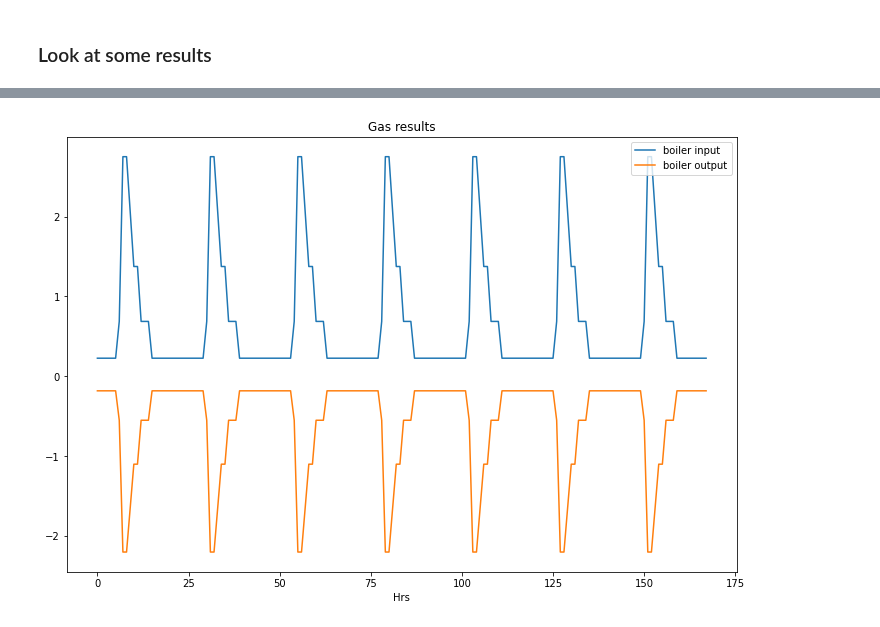
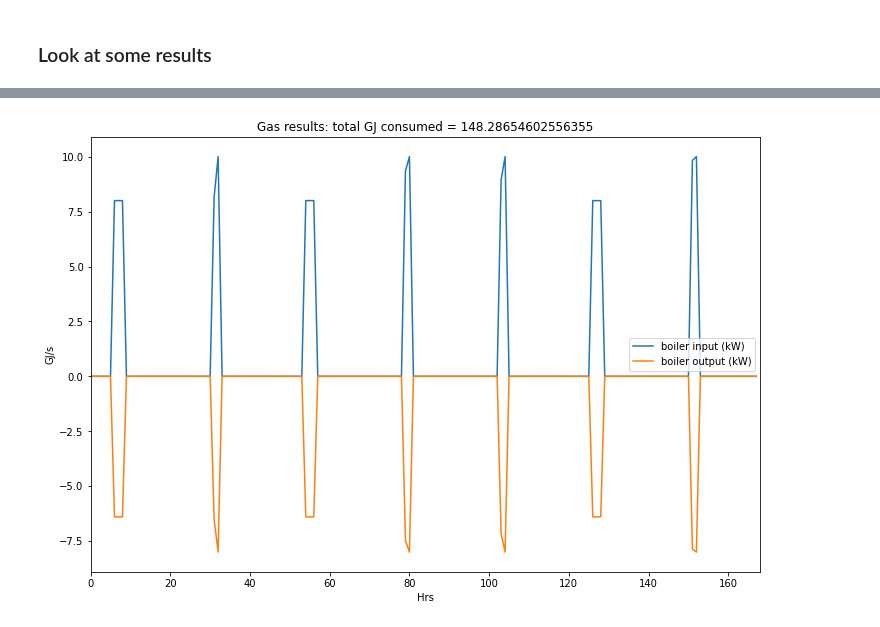
Before and after one commit to bsgip/echo, a Jupyter notebook: scripts/jupyter_examples/f&s_demo.ipynb, the cells around one changed output, grey strips where cells are left out. Saved outputs shown, nothing was run; the diff lists cells and outputs as text; code cells hidden in the pictures.

```diff
--- a/scripts/jupyter_examples/f&s_demo.ipynb
+++ b/scripts/jupyter_examples/f&s_demo.ipynb
@@ -166,33 +177,9 @@ gas_connection_pt_node.add_flex_ports_from_list(['upstream', 'boiler'], unit=Uni
 
 # Create a gas boiler node
 gas_boiler = GasBoilerFixedCOP(node_name='gas_boiler',
-                               max_input=1000,
-                               min_input=0,
-                               max_output=-1000,
-                               min_output=0,
+                               max_input=10,
+                               min_input=8,
                                cop=0.8)
-
-# Create a fixed heating load
-heating_node = Node(node_name='heating_load')
-heating_port = FixedThermalPort()
-heating_port.add_initial_value_from_array(gas_profile)
-heating_node.ports['heating_load'] = heating_port
-
-
-# # Create a flexible heating load
-# lb_list = [i for i in range(0, 12)] + [j for j in range(12,0,-1)]
-# lb = lb_list*7
-# ub = [20]*time_periods  # constant upper bound
-# external_temp = np.array(lb) + 10
-# external_temp_dict = generate_array_constraint(external_temp, time_periods, expansion_periods)
-# heating_node = Node()
-# heating_port = ControllableThermalLoad(temp_ub=ub,
-#                              temp_lb=lb,
-#                              external_temp=external_temp_dict,
-#                              temp_to_energy_coef=1,
-#                              loss_factor = 0
-#                              )
-# heating_node.ports['heating_load'] = heating_port
 
 # Node for aggregating carbon emissions
 carbon_agg_node = CarbonAggregation(node_name='carbon_agg')
@@ -204,7 +191,7 @@ carbon_agg_node.add_aggregation_transformation(sum_port_name='sum')
 # %%
 # Create an optimisation graph and add all our nodes to the graph
 system = OptimisationGraph()
-system.add_node_obj([bulk_grid_node, connection_pt_node, solar_node, chiller_node, battery_node, load_node, cooling_node, heating_node, bulk_gas_node, carbon_agg_node, gas_connection_pt_node, gas_boiler])
+system.add_node_obj([bulk_grid_node, connection_pt_node, solar_node, chiller_node, battery_node, load_node, thermal_load, bulk_gas_node, carbon_agg_node, gas_connection_pt_node, gas_boiler])
 # %% [markdown]
 ## Next we build all the edges which represent connectivity
 # %%
@@ -303,13 +350,15 @@ plt.show()
 # %%
 fig = plt.figure(figsize=(12,8))
-plt.plot(optimiser.values(gas_boiler.ports['input'].port_name), label='boiler input')
-plt.plot(optimiser.values(gas_boiler.ports['output'].port_name), label='boiler output')
+plt.plot(optimiser.values(gas_boiler.ports['input'].port_name), label='boiler input (kW)')
+plt.plot(optimiser.values(gas_boiler.ports['output'].port_name), label='boiler output (kW)')
 plt.xlabel('Hrs')
-plt.title('Gas results')
+plt.ylabel('GJ/s')
+plt.xlim([0,time_periods])
+plt.title('Gas results: total GJ consumed = {}'.format(sum(optimiser.values(gas_boiler.ports['input'].port_name))))
 plt.legend()
 plt.show()
 # %% [output]
-[figure, old version]
+[figure, new version]
 # %%
 # fig = plt.figure(figsize=(12,8))
 # plt.plot(optimiser.values(heating_port.internal_temp), label='heating load internal temp degC')
```
Also changed, not shown: parts of 18 cells of this notebook, 5 other files.
